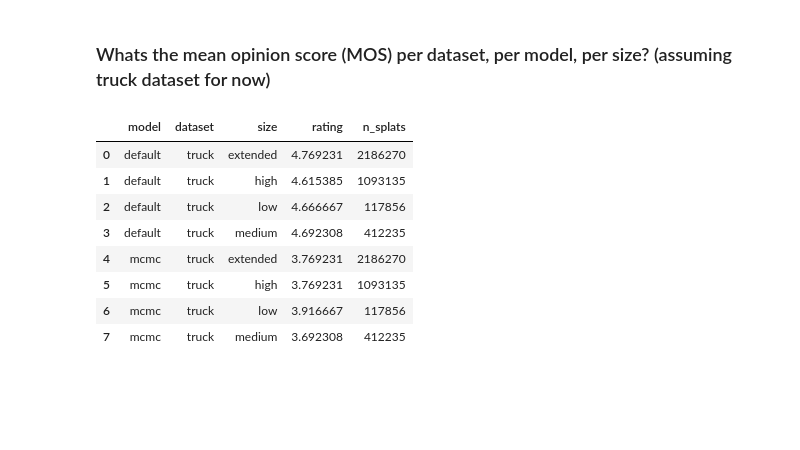
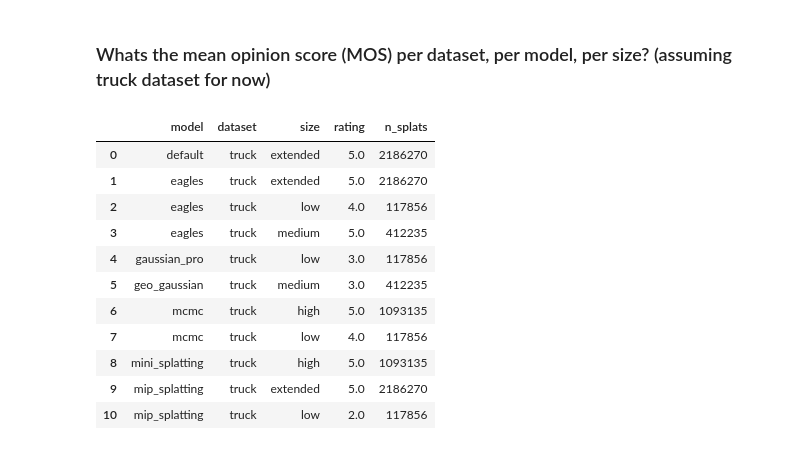
Before and after one commit to PaulErpen/eval-viewer, a Jupyter notebook: scripts/report.ipynb, the cells around one changed output. Saved outputs shown, nothing was run; the diff lists cells and outputs as text; code cells hidden in the pictures; blank space fills up the shorter version.

```diff
--- a/scripts/report.ipynb
+++ b/scripts/report.ipynb
@@ -175,37 +197,41 @@ df_count_ratings_per_model
 # %%
 df_ratings_per_model["model"] = df_ratings_per_model["model_name"].apply(
     lambda name: name.split("-")[0]
 )
 df_ratings_per_model["dataset"] = df_ratings_per_model["model_name"].apply(
     lambda name: name.split("-")[1]
 )
 df_ratings_per_model["size"] = df_ratings_per_model["model_name"].apply(
     lambda name: name.split("-")[2]
 )
+df_ratings_truck = df_ratings_per_model[df_ratings_per_model["dataset"] == "truck"]
 df_grouped = (
-    df_ratings_per_model.groupby(["model", "dataset", "size"])
+    df_ratings_truck.groupby(["model", "dataset", "size"])
     .agg({"rating": "mean"})
     .reset_index()
 )
 df_grouped["n_splats"] = df_grouped["size"].apply(
     lambda size: {
         "low": 117856,
         "medium": 412235,
         "high": 1093135,
         "extended": 2186270,
     }[size]
 )
 df_grouped
 # %% [output]
 |  | model | dataset | size | rating | n_splats |
-| 0 | default | truck | extended | 4.769231 | 2186270 |
-| 1 | default | truck | high | 4.615385 | 1093135 |
-| 2 | default | truck | low | 4.666667 | 117856 |
-| 3 | default | truck | medium | 4.692308 | 412235 |
-| 4 | mcmc | truck | extended | 3.769231 | 2186270 |
-| 5 | mcmc | truck | high | 3.769231 | 1093135 |
-| 6 | mcmc | truck | low | 3.916667 | 117856 |
-| 7 | mcmc | truck | medium | 3.692308 | 412235 |
+| 0 | default | truck | extended | 5.0 | 2186270 |
+| 1 | eagles | truck | extended | 5.0 | 2186270 |
+| 2 | eagles | truck | low | 4.0 | 117856 |
+| 3 | eagles | truck | medium | 5.0 | 412235 |
+| 4 | gaussian_pro | truck | low | 3.0 | 117856 |
+| 5 | geo_gaussian | truck | medium | 3.0 | 412235 |
+| 6 | mcmc | truck | high | 5.0 | 1093135 |
+| 7 | mcmc | truck | low | 4.0 | 117856 |
+| 8 | mini_splatting | truck | high | 5.0 | 1093135 |
+| 9 | mip_splatting | truck | extended | 5.0 | 2186270 |
+| 10 | mip_splatting | truck | low | 2.0 | 117856 |
 # %%
 ax = plt.subplot()
 sns.lineplot(df_grouped, x="n_splats", y="rating", hue="model", ax=ax)
```
Also changed, not shown: parts of 10 cells of this notebook, 2 other files.
